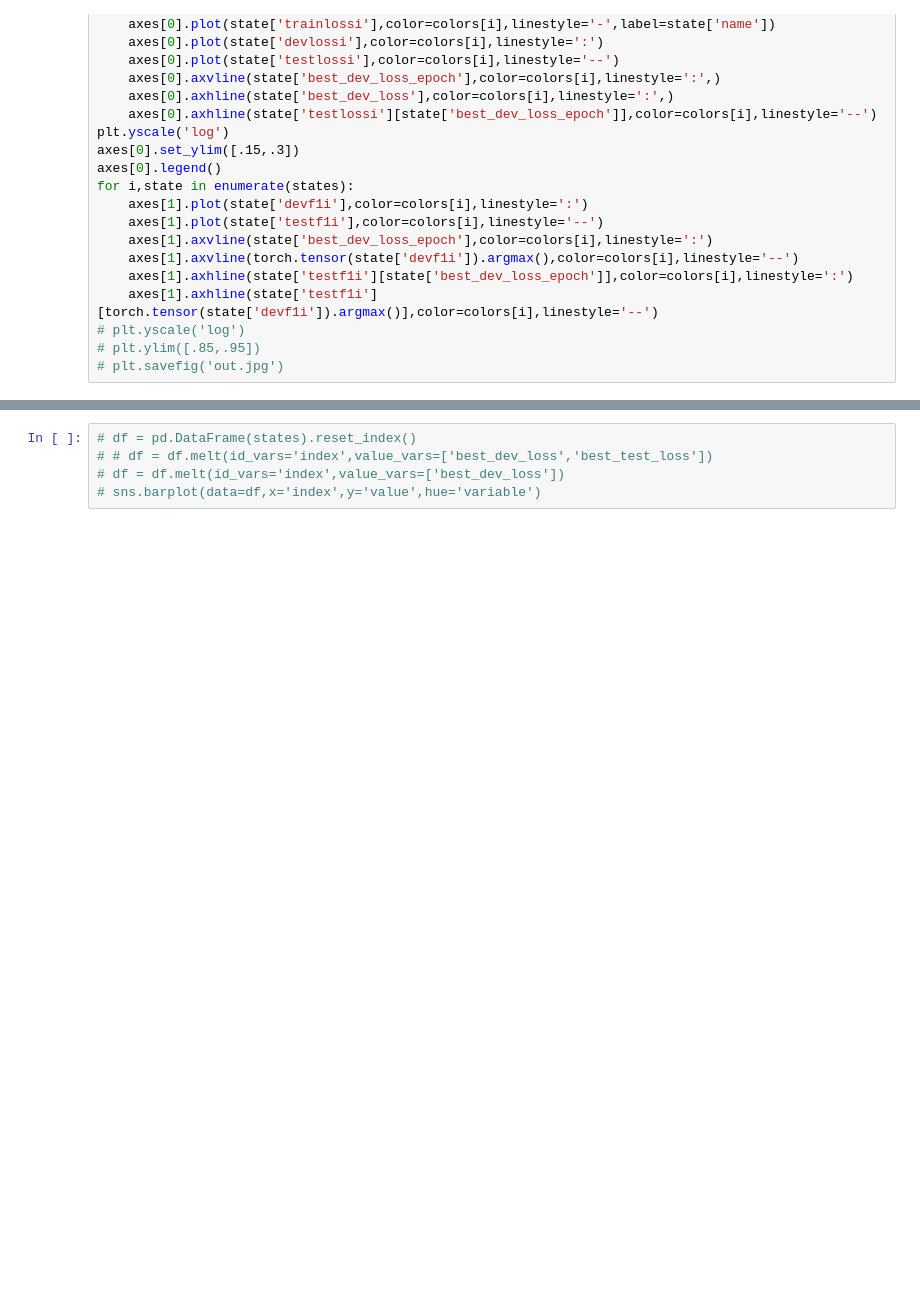
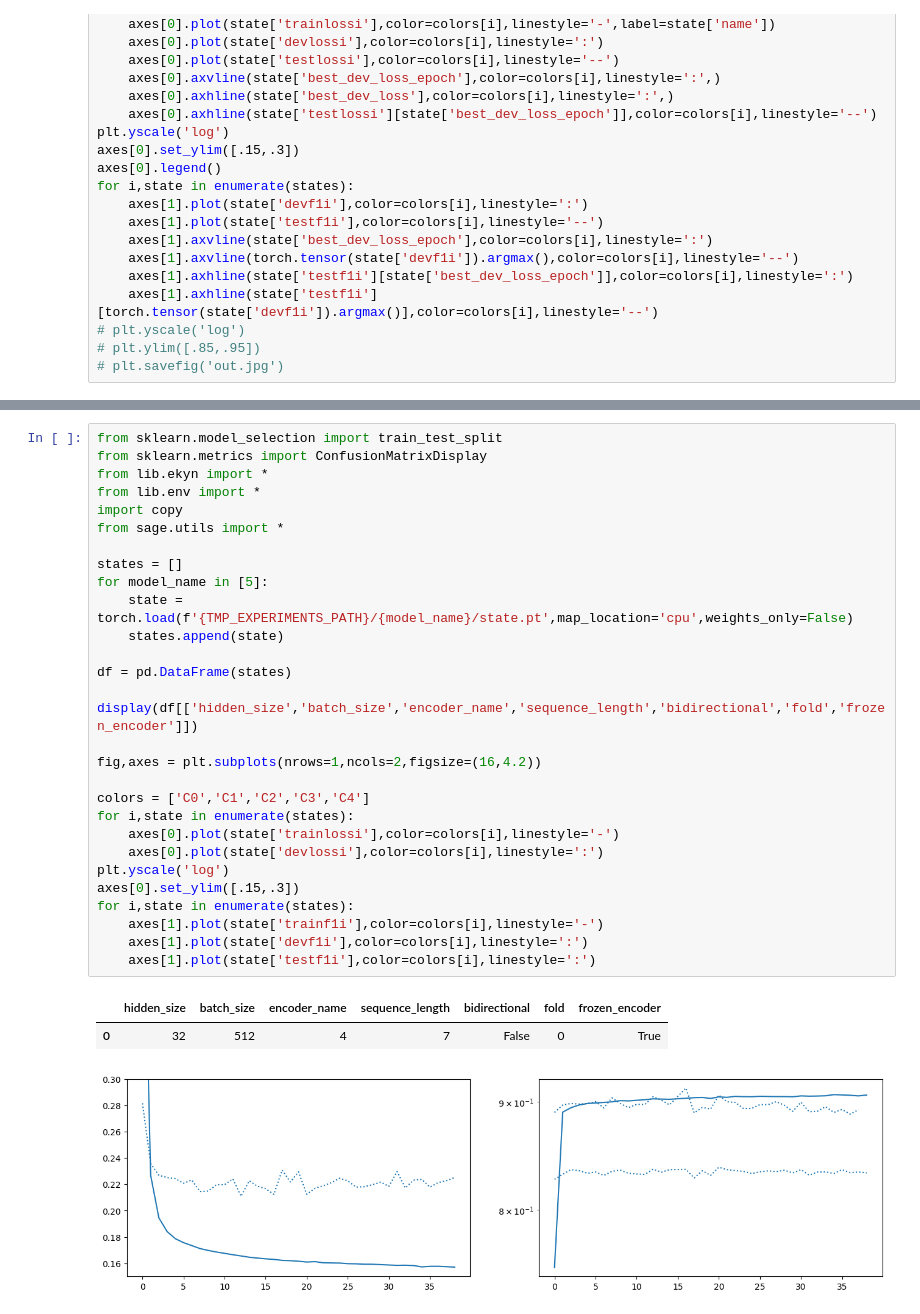
Before and after one commit to smithandrewk/sleep_ml, a Jupyter notebook: eval_resnet_search.ipynb, the cells around one changed output, grey strips where cells are left out. Drawn from its saved outputs; the diff is of its cells as text; blank space fills up the shorter version.

```diff
--- a/eval_resnet_search.ipynb
+++ b/eval_resnet_search.ipynb
@@ -95,6 +293,34 @@ for loss,y_true,y_pred in evals:
-# %%
-# df = pd.DataFrame(states).reset_index()
-# # df = df.melt(id_vars='index',value_vars=['best_dev_loss','best_test_loss'])
-# df = df.melt(id_vars='index',value_vars=['best_dev_loss'])
-# sns.barplot(data=df,x='index',y='value',hue='variable')
+# %%
+from sklearn.model_selection import train_test_split
+from sklearn.metrics import ConfusionMatrixDisplay
+from lib.ekyn import *
+from lib.env import *
+import copy
+from sage.utils import *
+
+states = []
+for model_name in [5]:
+    state = torch.load(f'{TMP_EXPERIMENTS_PATH}/{model_name}/state.pt',map_location='cpu',weights_only=False)
+    states.append(state)
+
+df = pd.DataFrame(states)
+
+display(df[['hidden_size','batch_size','encoder_name','sequence_length','bidirectional','fold','frozen_encoder']])
+
+fig,axes = plt.subplots(nrows=1,ncols=2,figsize=(16,4.2))
+
+colors = ['C0','C1','C2','C3','C4']
+for i,state in enumerate(states):
+    axes[0].plot(state['trainlossi'],color=colors[i],linestyle='-')
+    axes[0].plot(state['devlossi'],color=colors[i],linestyle=':')
+plt.yscale('log')
+axes[0].set_ylim([.15,.3])
+for i,state in enumerate(states):
+    axes[1].plot(state['trainf1i'],color=colors[i],linestyle='-')
+    axes[1].plot(state['devf1i'],color=colors[i],linestyle=':')
+    axes[1].plot(state['testf1i'],color=colors[i],linestyle=':')
+# %% [output]
+|  | hidden_size | batch_size | encoder_name | sequence_length | bidirectional | fold | frozen_encoder |
+| 0 | 32 | 512 | 4 | 7 | False | 0 | True |
+[figure, added]
 # %%
```
Also changed, not shown: parts of 11 cells of this notebook, 3 other files.
